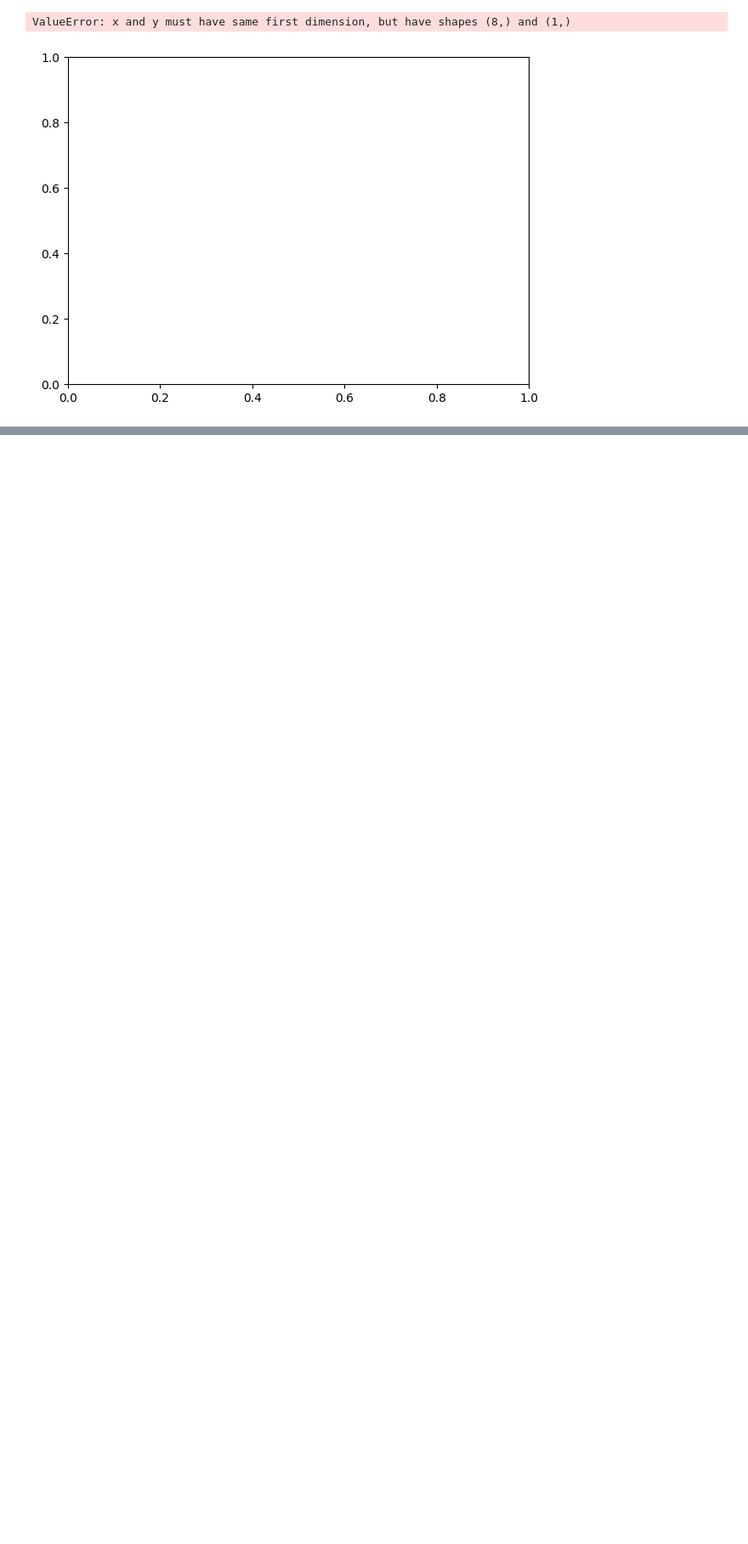
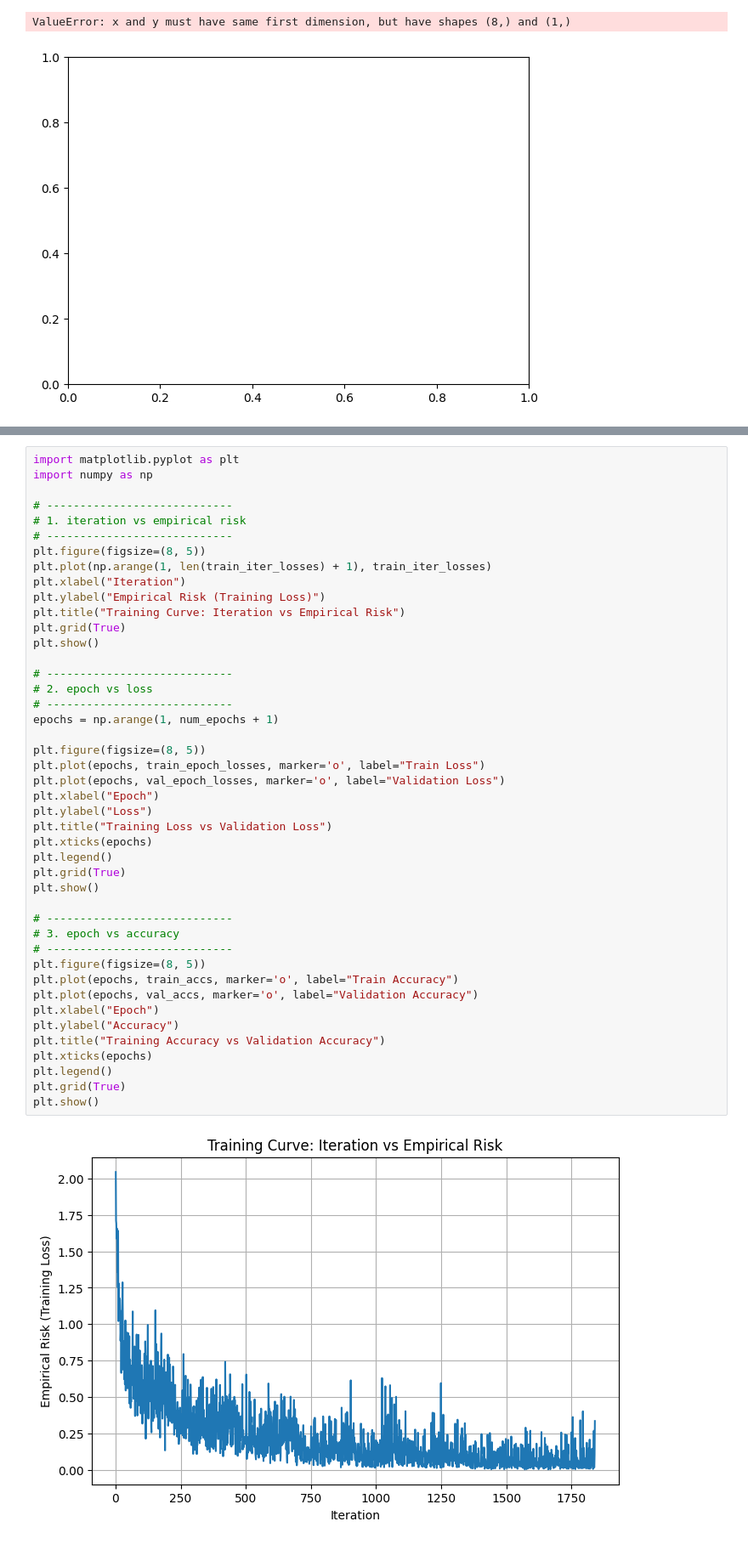
Before and after one commit to Ricki-C/DSC140B-CODING-HW, a Jupyter notebook: final_project.ipynb, the cells around one changed output, grey strips where cells are left out. Shown at 85% size. Saved outputs shown, nothing was run; the diff lists cells and outputs as text; blank space fills up the shorter version.

```diff
--- a/final_project.ipynb
+++ b/final_project.ipynb
@@ -379,0 +382,46 @@ Epoch 6/8 train_loss=0.0942 train_acc=0.969 val_loss=0.3691 val_acc=0.901
+# %%
+import matplotlib.pyplot as plt
+import numpy as np
+
+# ----------------------------
+# 1. iteration vs empirical risk
+# ----------------------------
+plt.figure(figsize=(8, 5))
+plt.plot(np.arange(1, len(train_iter_losses) + 1), train_iter_losses)
+plt.xlabel("Iteration")
+plt.ylabel("Empirical Risk (Training Loss)")
+plt.title("Training Curve: Iteration vs Empirical Risk")
+plt.grid(True)
+plt.show()
+
+# ----------------------------
+# 2. epoch vs loss
+# ----------------------------
+epochs = np.arange(1, num_epochs + 1)
+
+plt.figure(figsize=(8, 5))
+plt.plot(epochs, train_epoch_losses, marker='o', label="Train Loss")
+plt.plot(epochs, val_epoch_losses, marker='o', label="Validation Loss")
+plt.xlabel("Epoch")
+plt.ylabel("Loss")
+plt.title("Training Loss vs Validation Loss")
+plt.xticks(epochs)
+plt.legend()
+plt.grid(True)
+plt.show()
+
+# ----------------------------
+# 3. epoch vs accuracy
+# ----------------------------
+plt.figure(figsize=(8, 5))
+plt.plot(epochs, train_accs, marker='o', label="Train Accuracy")
+plt.plot(epochs, val_accs, marker='o', label="Validation Accuracy")
+plt.xlabel("Epoch")
+plt.ylabel("Accuracy")
+plt.title("Training Accuracy vs Validation Accuracy")
+plt.xticks(epochs)
+plt.legend()
+plt.grid(True)
+plt.show()
+# %% [output]
+[figure, added]
```
Also changed, not shown: parts of 2 cells of this notebook.
